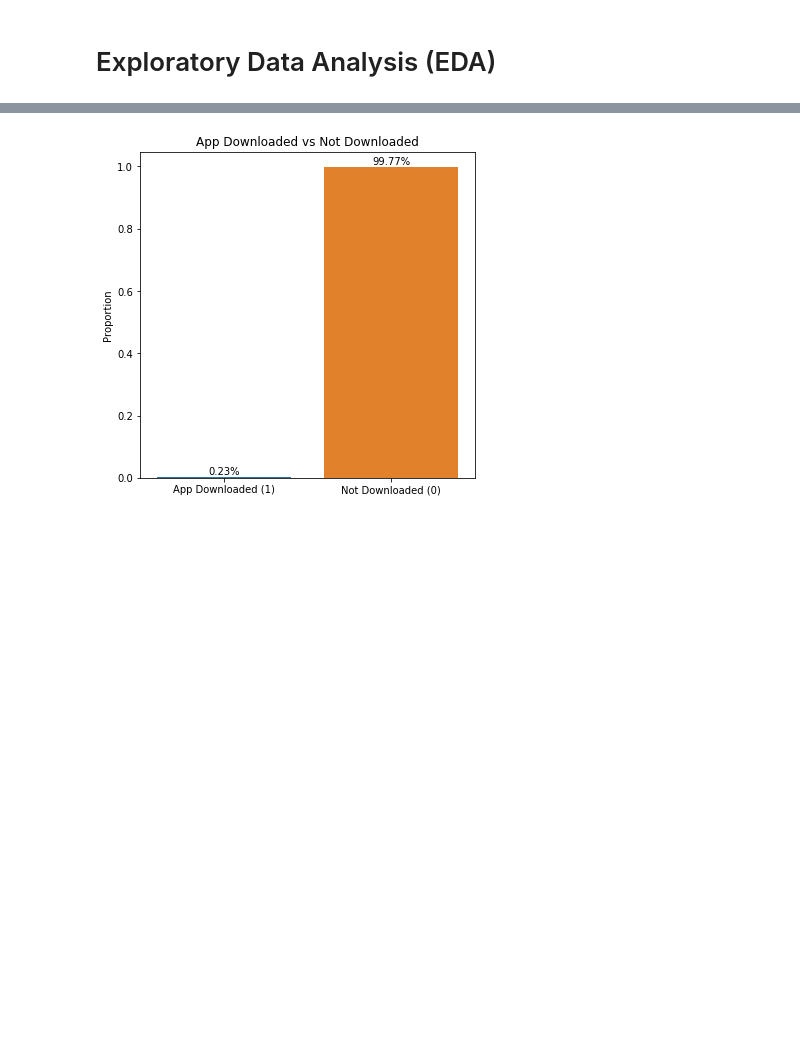
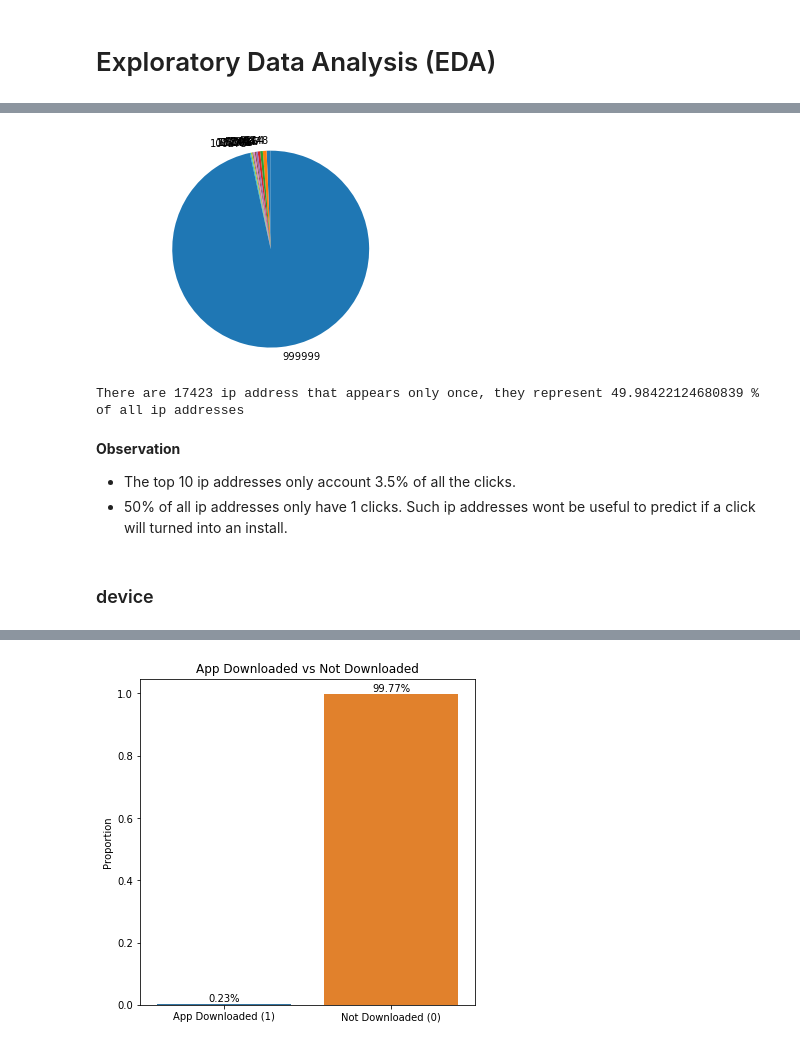
Before and after one commit to cwaihai/orchid, a Jupyter notebook: Capstone2_TalkingData/Capstone2_TalkingData_FraudPrediction.ipynb, the cells around one changed output, grey strips where cells are left out. Cells and saved outputs as stored; diff of their text form; code cells hidden in the pictures; blank space fills up the shorter version.

```diff
--- a/Capstone2_TalkingData/Capstone2_TalkingData_FraudPrediction.ipynb
+++ b/Capstone2_TalkingData/Capstone2_TalkingData_FraudPrediction.ipynb
@@ -232,0 +223,9 @@ We observe from the data that app and channel are not distributed similarly, so
+# %%
+# Investigating top 10 most frequent ip
+ip_cnt = df.ip.value_counts()
+ip_pct = df.ip.value_counts()/len(df.ip)
+ip_list = ip_pct.head(10)
+if len(ip_pct) > 10:
+    ip_list['999999'.format(len(ip_pct) - 10)] = sum(ip_pct[10:])
+
+print(ip_list)
@@ -232,0 +245,29 @@ We observe from the data that app and channel are not distributed similarly, so
+# %%
+fig, ax = plt.subplots()
+pieLabels = ip_list.index
+
+# Draw the pie chart
+ax.pie(ip_list.values,
+        labels=pieLabels,
+        startangle=90)
+
+
+# Aspect ratio - equal means pie is a circle
+ax.axis('equal')
+
+plt.show()
+# %% [output]
+[figure, added]
+# %%
+#How many (and what pourcentage) of ip address appear only once?
+print("There are",sum(ip_cnt.values==1),
+      "ip address that appears only once, they represent",
+      sum(ip_cnt.values==1)/len(ip_cnt)*100,"% of all ip addresses")
+# %% [output]
+There are 17423 ip address that appears only once, they represent 49.98422124680839 % of all ip addresses
+# %% [markdown]
+**Observation**
+* The top 10 ip addresses only account 3.5% of all the clicks.
+* 50% of all ip addresses only have 1 clicks. Such ip addresses wont be useful to predict if a click will turned into an install.
+# %% [markdown]
+### device
```
Also changed, not shown: parts of 90 cells of this notebook, 2 other files.
